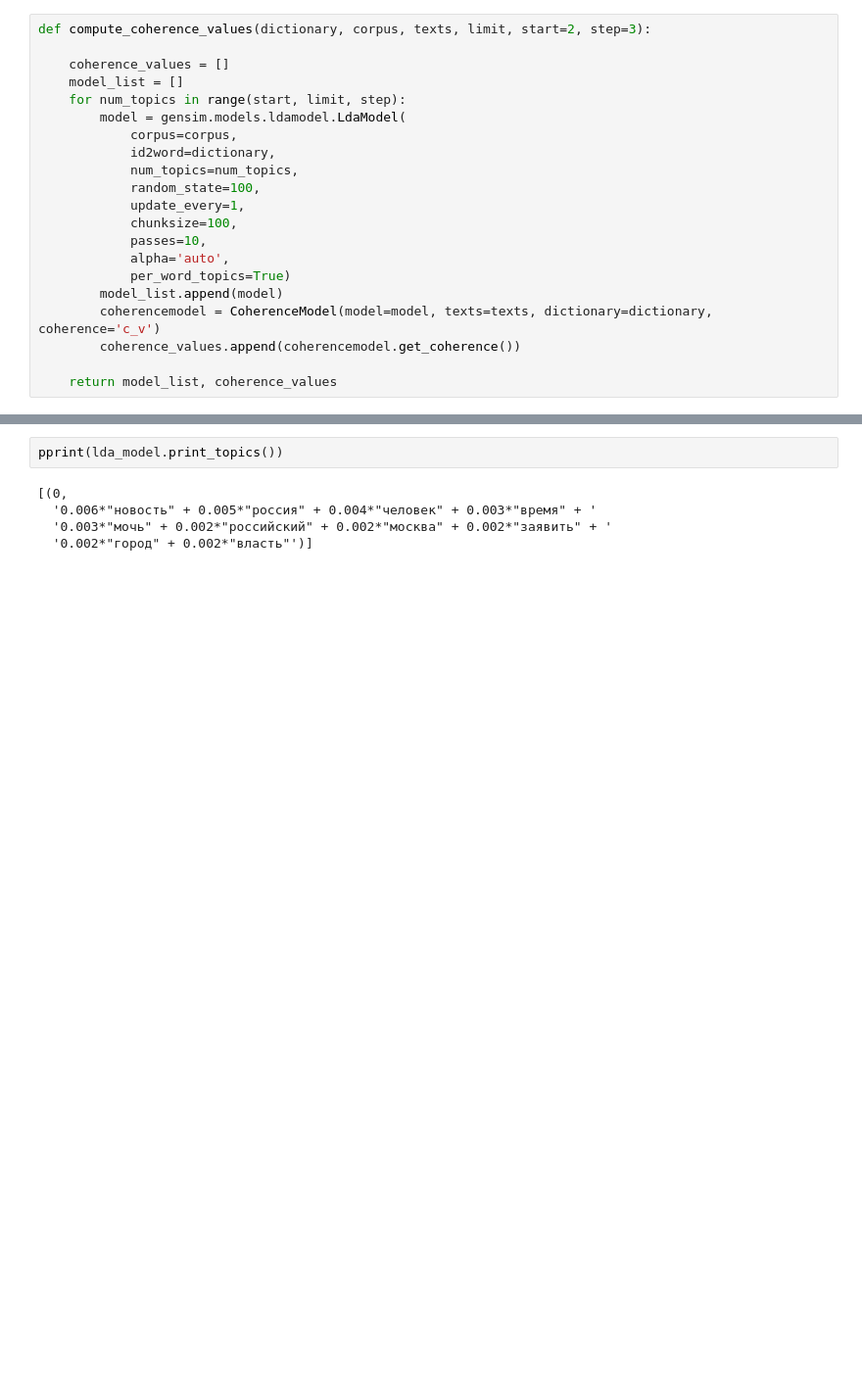
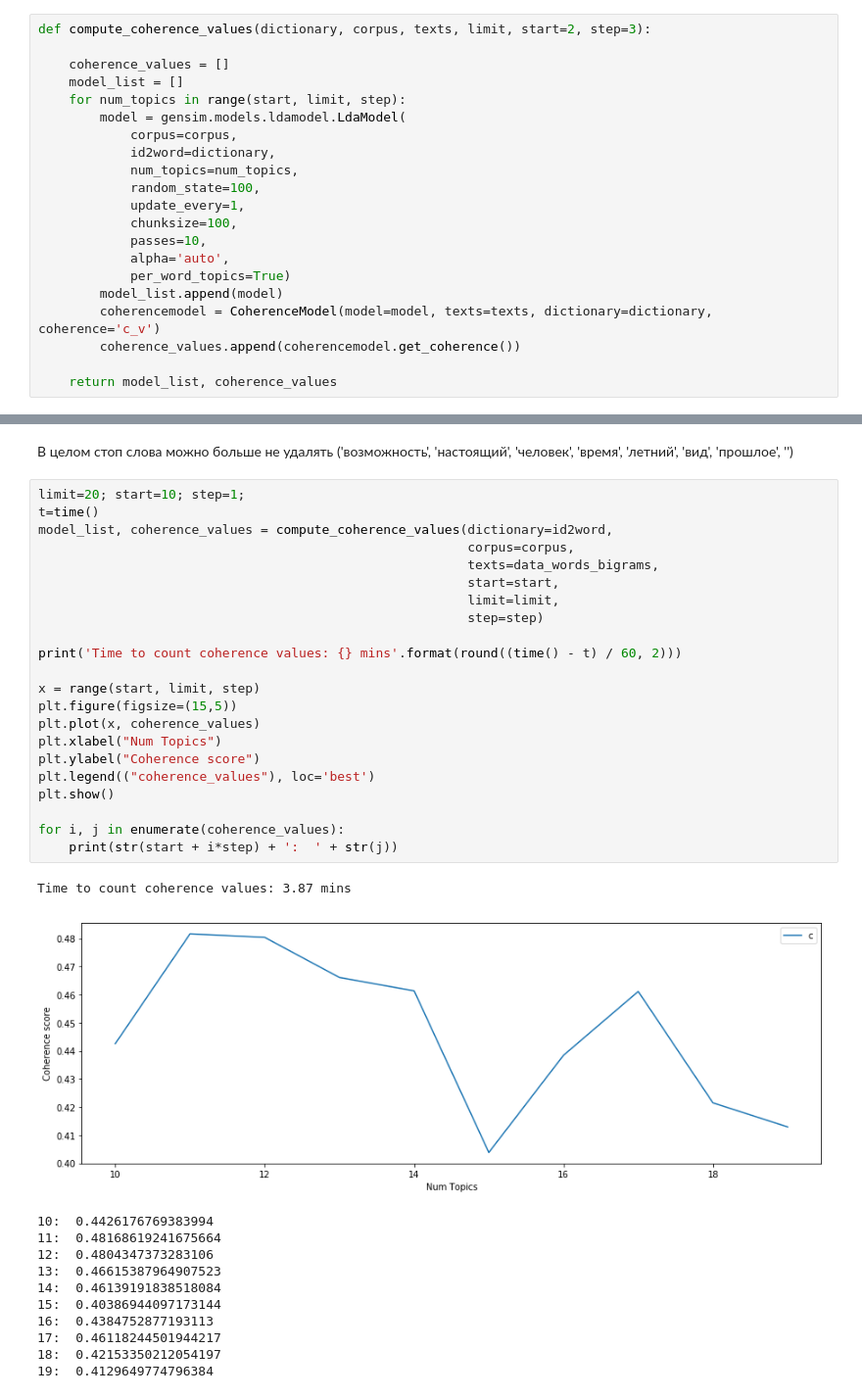
Before and after one commit to mmariyavyatkina/otus_course, a Jupyter notebook: Module 3/HW1_Topic modeling/Text analysis_2.ipynb, the cells around one changed output, grey strips where cells are left out. Shown at 98% size. Saved outputs shown, nothing was run; the diff lists cells and outputs as text; blank space fills up the shorter version.

```diff
--- a/Module 3/HW1_Topic modeling/Text analysis_2.ipynb
+++ b/Module 3/HW1_Topic modeling/Text analysis_2.ipynb
@@ -464,7 +622,37 @@ lda_model = gensim.models.ldamodel.LdaModel(
-# %%
-pprint(lda_model.print_topics())
-# %% [output]
-[(0,
-  '0.006*"новость" + 0.005*"россия" + 0.004*"человек" + 0.003*"время" + '
-  '0.003*"мочь" + 0.002*"российский" + 0.002*"москва" + 0.002*"заявить" + '
-  '0.002*"город" + 0.002*"власть"')]
+# %% [markdown]
+В целом стоп слова можно больше не удалять ('возможность', 'настоящий', 'человек', 'время', 'летний', 'вид', 'прошлое', '')
+# %%
+limit=20; start=10; step=1;
+t=time()
+model_list, coherence_values = compute_coherence_values(dictionary=id2word,
+                                                        corpus=corpus,
+                                                        texts=data_words_bigrams,
+                                                        start=start,
+                                                        limit=limit,
+                                                        step=step)
+
+print('Time to count coherence values: {} mins'.format(round((time() - t) / 60, 2)))
+
+x = range(start, limit, step)
+plt.figure(figsize=(15,5))
+plt.plot(x, coherence_values)
+plt.xlabel("Num Topics")
+plt.ylabel("Coherence score")
+plt.legend(("coherence_values"), loc='best')
+plt.show()
+
+for i, j in enumerate(coherence_values):
+    print(str(start + i*step) + ':  ' + str(j))
+# %% [output]
+Time to count coherence values: 3.87 mins
+[figure, added]
+10:  0.4426176769383994
+11:  0.48168619241675664
+12:  0.4804347373283106
+13:  0.46615387964907523
+14:  0.46139191838518084
+15:  0.40386944097173144
+16:  0.4384752877193113
+17:  0.46118244501944217
+18:  0.42153350212054197
+19:  0.4129649774796384
```
Also changed, not shown: parts of 26 cells of this notebook.
